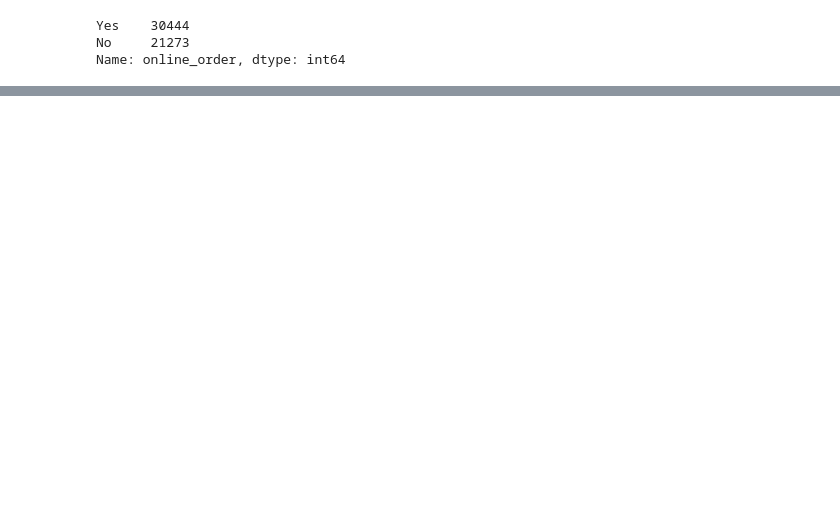
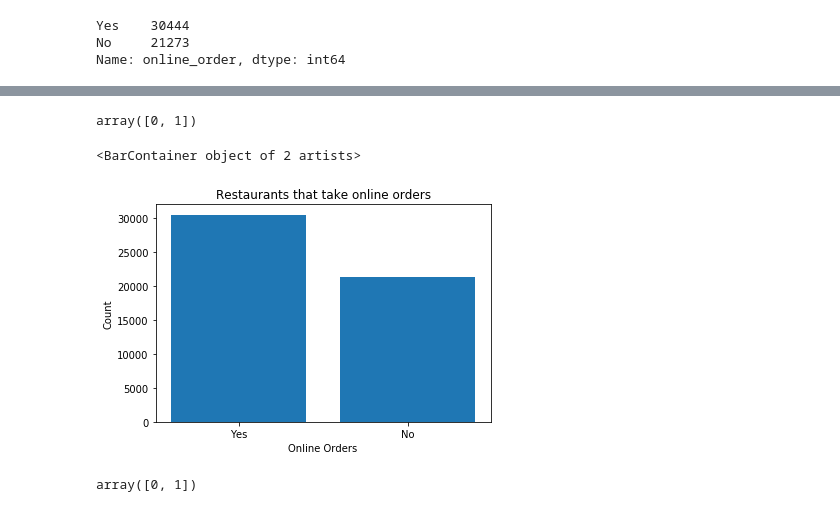
Before and after one commit to deepjyotiroy079/zomato-restaurant-data-analysis, a Jupyter notebook: Zomato Restaurant Analysis.ipynb, the cells around one changed output, grey strips where cells are left out. Saved outputs shown, nothing was run; the diff lists cells and outputs as text; code cells hidden in the pictures; blank space fills up the shorter version.

Commit message:
Plotting graphs using matplotlib

```diff
--- a/Zomato Restaurant Analysis.ipynb
+++ b/Zomato Restaurant Analysis.ipynb
@@ -35,5 +17,5 @@ memory usage: 6.7+ MB
 # %%
-data.drop(columns=['url', 'address', 'phone'], inplace=True)
+data.drop(columns=['url', 'address', 'phone', 'reviews_list', 'menu_item'], inplace=True)
 # %%
 data.head()
 # %% [output]
@@ -154,3 +107,5 @@ data['online_order'].value_counts()
 Yes    30444
 No     21273
 Name: online_order, dtype: int64
+# %%
+data = data.rename(columns={'approx_cost(for two people)': 'avg_cost', 'listed_in(type)':'meal_type', 'listed_in(city)': 'city'})
@@ -156,0 +137,2 @@ Name: online_order, dtype: int64
+# %%
+data['rate'].fillna(round(data['rate'].mean(), 1), inplace=True)
@@ -156,0 +155,21 @@ Name: online_order, dtype: int64
+# %%
+online_order = data['online_order'].unique()
+xpos = np.arange(len(online_order))
+xpos
+# %% [output]
+array([0, 1])
+# %%
+plt.xticks(xpos, online_order)
+plt.xlabel('Online Orders')
+plt.ylabel('Count')
+plt.title('Restaurants that take online orders')
+plt.bar(xpos, data['online_order'].value_counts())
+# %% [output]
+<BarContainer object of 2 artists>
+[figure, added]
+# %%
+book_table = data['book_table'].unique()
+xpos_book_table = np.arange(len(book_table))
+xpos_book_table
+# %% [output]
+array([0, 1])
```
Also changed, not shown: parts of 21 cells of this notebook.
